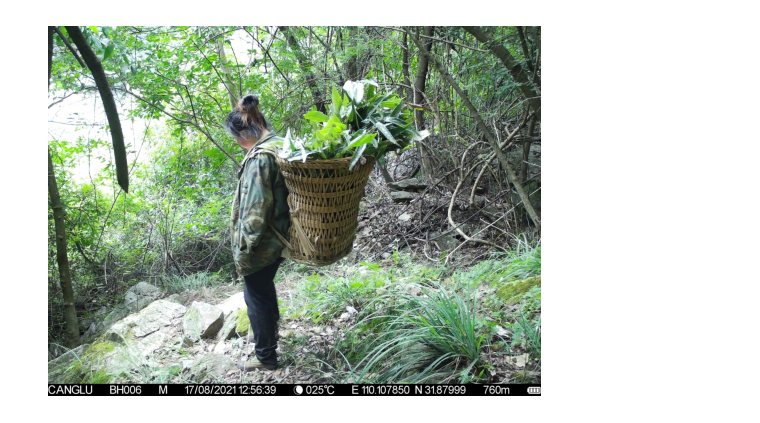
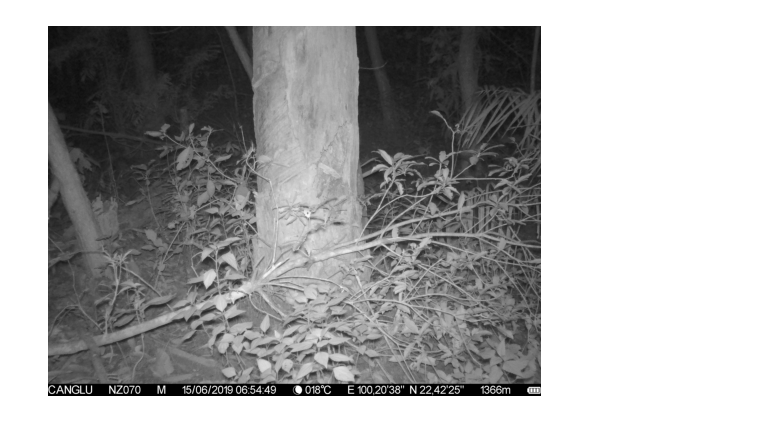
Before and after one commit to nevg9/object_detection, a Jupyter notebook: image_classifier/plot_image.ipynb, the cells around one changed output. Cells and saved outputs as stored; diff of their text form; code cells hidden in the pictures.

```diff
--- a/image_classifier/plot_image.ipynb
+++ b/image_classifier/plot_image.ipynb
@@ -2,10 +2,10 @@
 from PIL import Image, ImageOps
 import matplotlib.pyplot as plt
 # %%
-im = Image.open("/home/yuzhong/data1/image_classifier_data/test/human/HBNR009X-BH0006-20210729-00170.jpg")
+im = Image.open("/home/yuzhong/data1/image_classifier_data/test/no_target/YNNR044X-NZ0070-20200516-00467.jpg")
 # im = Image.open("/home/yuzhong/data1/image_classifier_data/test/human/JXNR003X-HH0002-20220308-00004.jpg")
 plt.imshow(im)
 plt.axis('off')  # Hide axes
 plt.show()
 # %% [output]
-[figure, old version]
+[figure, new version]
```
Also changed, not shown: 3 other files.
